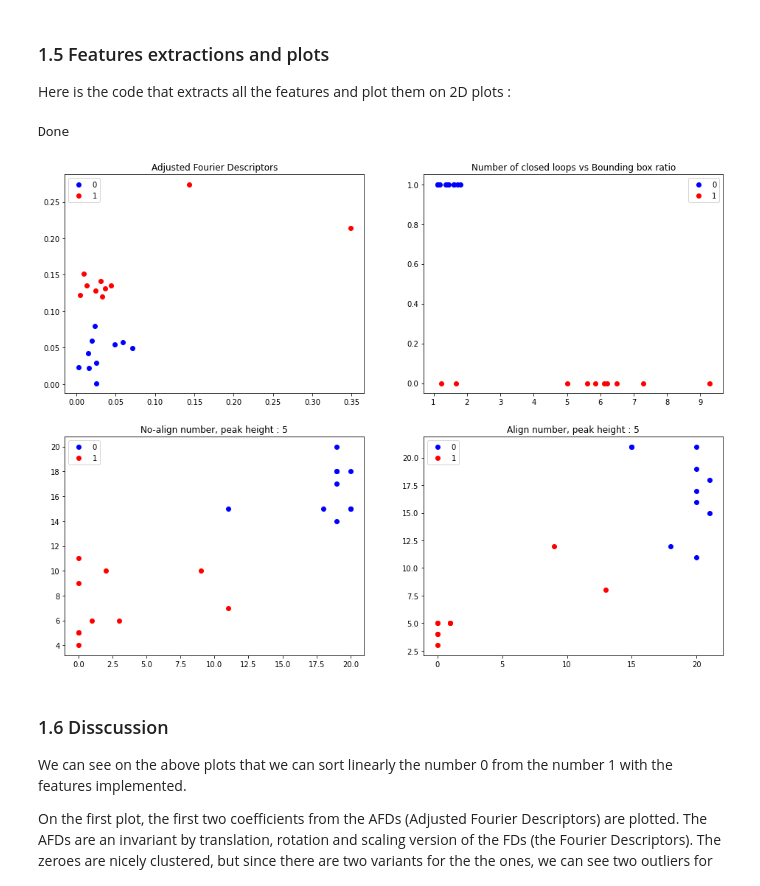
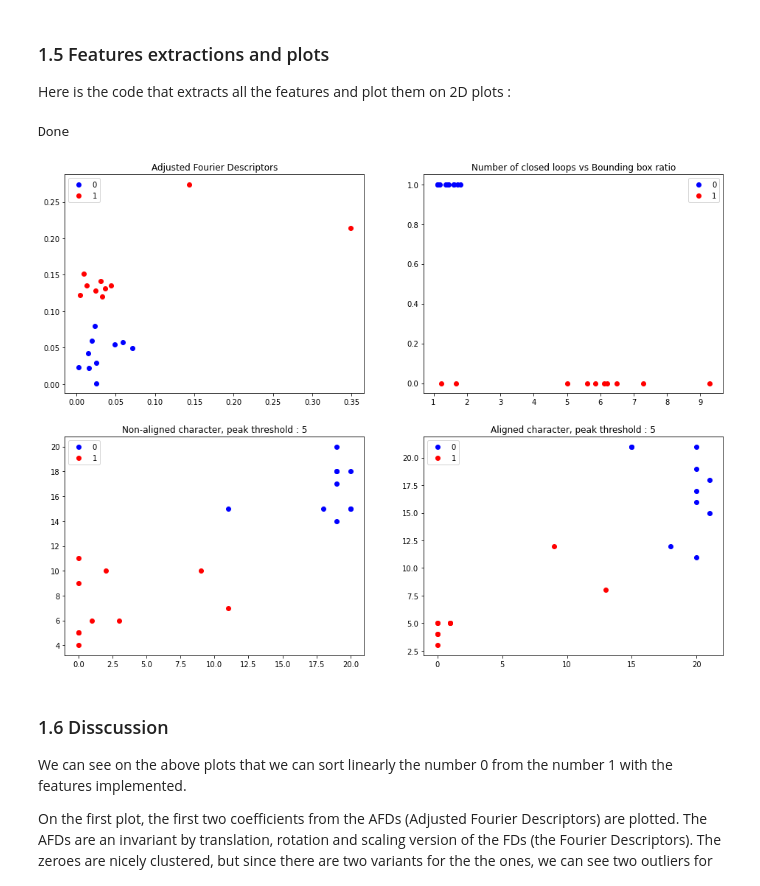
Before and after one commit to JambonSama/image_analysis_and_pattern_recognition_labs, a Jupyter notebook: labs/lab_02_object_description.ipynb, the cells around one changed output. Cells and saved outputs as stored; diff of their text form; code cells hidden in the pictures.

```diff
--- a/labs/lab_02_object_description.ipynb
+++ b/labs/lab_02_object_description.ipynb
@@ -457,36 +457,36 @@ for j in range(10):
     ratio[1,j], _ = getRatio(imgs_1[j])
 
 # Plots
 n_lin = 2
 n_col = 2
 size = 6
 fig, ax = plt.subplots(n_lin, n_col, figsize=(size*0.4/0.3*n_col, size*n_lin))
 
 ax[0,0].plot(modules[0,0,:], modules[0,1,:], "bo", label="0")
 ax[0,0].plot(modules[1,0,:], modules[1,1,:], "ro", label="1")
 ax[0,0].legend(loc="upper left")
 ax[0,0].set_title(f"Adjusted Fourier Descriptors")
 
 ax[0,1].plot(ratio[0,:], closed_loops[0,:], "bo", label="0")
 ax[0,1].plot(ratio[1,:], closed_loops[1,:], "ro", label="1")
 ax[0,1].legend(loc='upper right')
 ax[0,1].set_title(f"Number of closed loops vs Bounding box ratio")
 
 ax[1,0].plot(nb_peak_x[0,:], nb_peak_y[0,:], "bo", label="0")
 ax[1,0].plot(nb_peak_x[1,:], nb_peak_y[1,:], "ro", label="1")
 ax[1,0].legend(loc='upper left')
-ax[1,0].set_title(f"No-align number, peak height : {peak_tresholds[0]}")
+ax[1,0].set_title(f"Non-aligned character, peak threshold : {peak_tresholds[0]}")
 
 ax[1,1].plot(nb_peak_xmt[0,:], nb_peak_ymt[0,:], "bo", label="0")
 ax[1,1].plot(nb_peak_xmt[1,:], nb_peak_ymt[1,:], "ro", label="1")
 ax[1,1].legend(loc='upper left')
-ax[1,1].set_title(f"Align number, peak height : {peak_tresholds[1]}")
+ax[1,1].set_title(f"Aligned character, peak threshold : {peak_tresholds[1]}")
 
 # End of cell
 print("Done")
 # %% [output]
 Done
-[figure, old version]
+[figure, new version]
 # %% [markdown]
 ### 1.6 Disscussion
 We can see on the above plots that we can sort linearly the number 0 from the number 1 with the features implemented.
```
Also changed, not shown: parts of 2 cells of this notebook.
